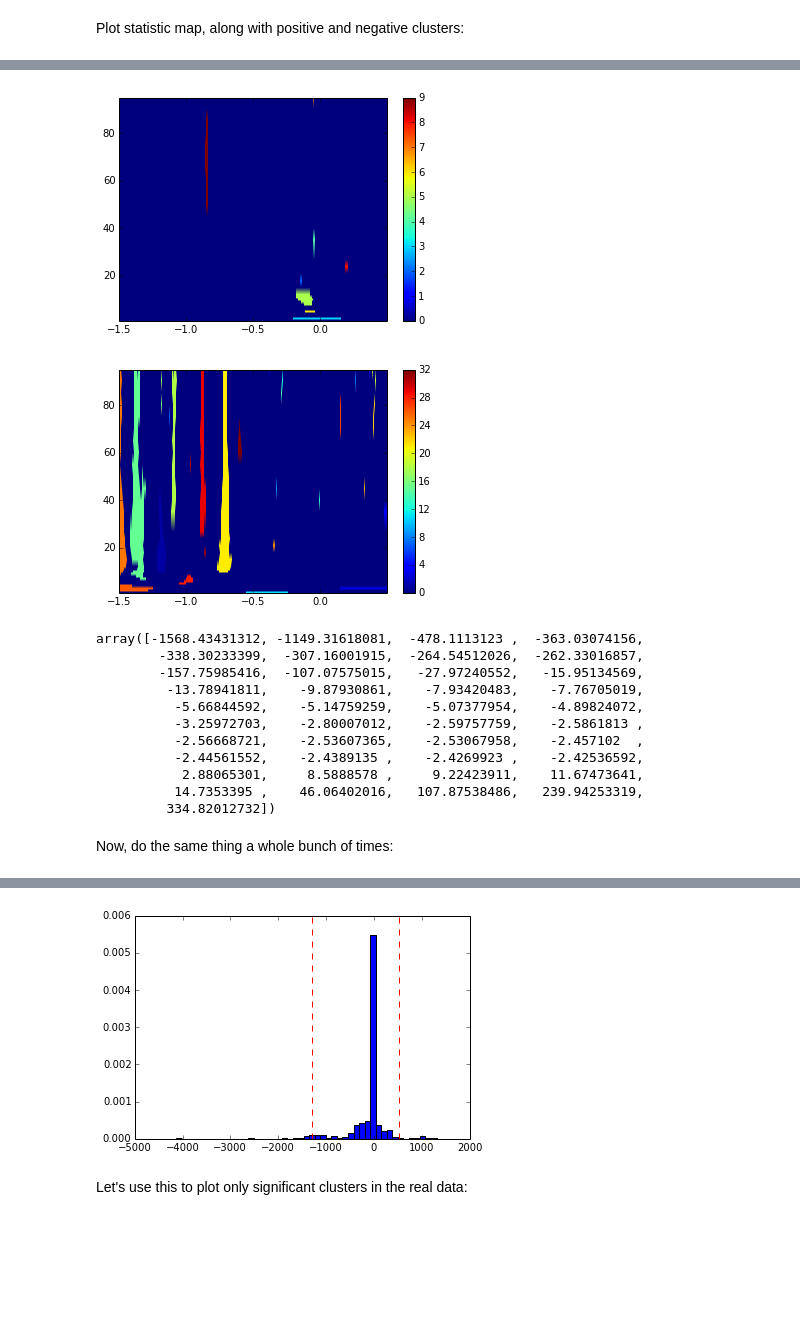
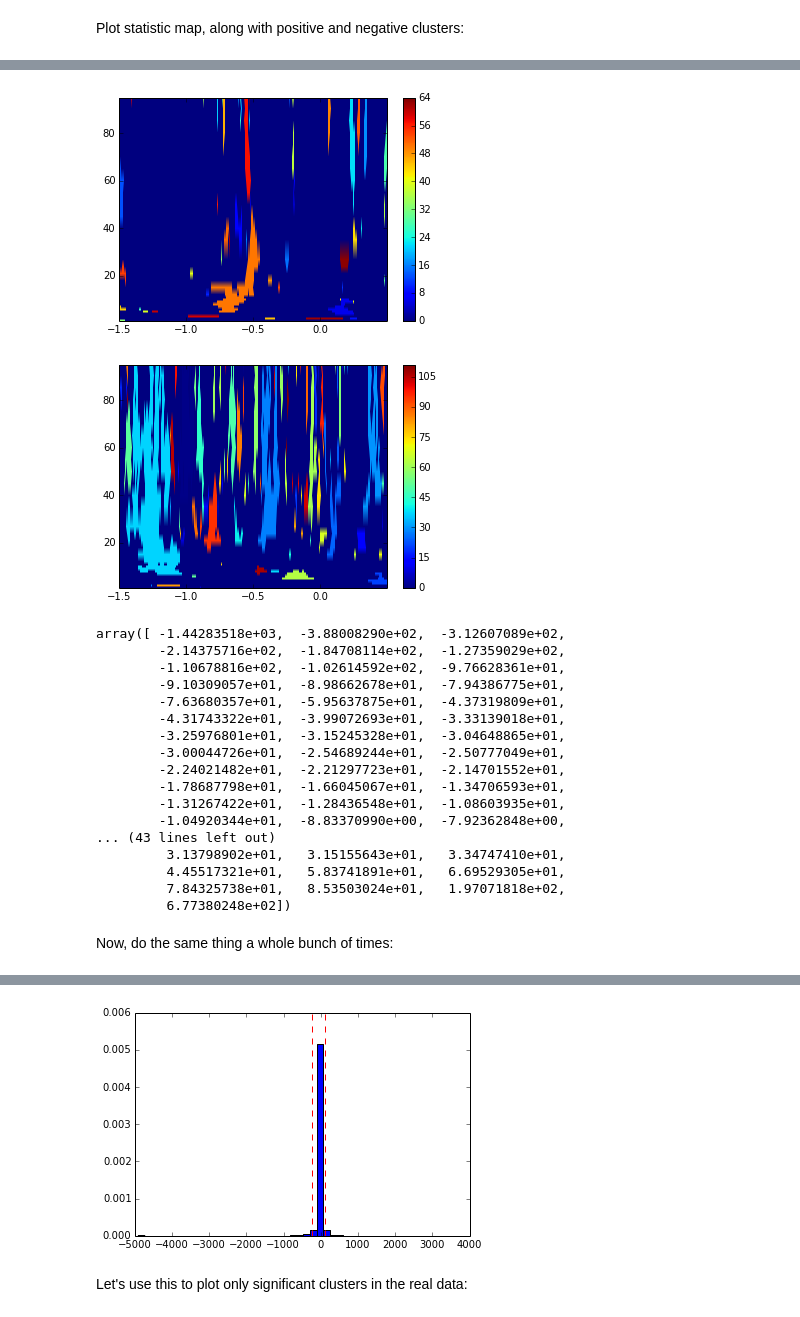
Before and after one commit to jmxpearson/physutils, a Jupyter notebook: examples/time_frequency_analysis.ipynb, the cells around one changed output, grey strips where cells are left out. Cells and saved outputs as stored; diff of their text form; code cells hidden in the pictures; blank space fills up the shorter version.

```diff
--- a/examples/time_frequency_analysis.ipynb
+++ b/examples/time_frequency_analysis.ipynb
@@ -160,6 +155,9 @@ hithresh = 10 * np.log10(stats.f.ppf(1 - alpha/2, d0, d1))
+# %%
+lothresh = -1
+hithresh = 1
 # %%
-pos = boot.make_thresholded_diff(spectra, labels, hi=hithresh, diff_fun=boot.log_F_stat)
-neg = boot.make_thresholded_diff(spectra, labels, lo=lothresh, diff_fun=boot.log_F_stat)
+pos = boot.make_thresholded_diff(spectra, labels, hi=hithresh, diff_fun=boot.t_of_log)
+neg = boot.make_thresholded_diff(spectra, labels, lo=lothresh, diff_fun=boot.t_of_log)
 # %%
 def plot_diff_map(img, taxis, faxis):
     ax = plt.figure().add_subplot(111)
@@ -186,24 +184,30 @@ negclus = boot.label_clusters(neg)
 plot_diff_map(posclus, taxis, faxis)
 plot_diff_map(negclus, taxis, faxis)
 # %% [output]
-[figure, old version]
+[figure, new version]
-[figure, old version]
+[figure, new version]
 # %%
 cluster_masses = np.concatenate([boot.get_cluster_masses(pos, posclus)[1:],
                                boot.get_cluster_masses(neg, negclus)[1:]])
 np.sort(cluster_masses)
 # %% [output]
-array([-1568.43431312, -1149.31618081,  -478.1113123 ,  -363.03074156,
-        -338.30233399,  -307.16001915,  -264.54512026,  -262.33016857,
-        -157.75985416,  -107.07575015,   -27.97240552,   -15.95134569,
-         -13.78941811,    -9.87930861,    -7.93420483,    -7.76705019,
-          -5.66844592,    -5.14759259,    -5.07377954,    -4.89824072,
-          -3.25972703,    -2.80007012,    -2.59757759,    -2.5861813 ,
-          -2.56668721,    -2.53607365,    -2.53067958,    -2.457102  ,
-          -2.44561552,    -2.4389135 ,    -2.4269923 ,    -2.42536592,
-           2.88065301,     8.5888578 ,     9.22423911,    11.67473641,
-          14.7353395 ,    46.06402016,   107.87538486,   239.94253319,
-         334.82012732])
+array([ -1.44283518e+03,  -3.88008290e+02,  -3.12607089e+02,
+        -2.14375716e+02,  -1.84708114e+02,  -1.27359029e+02,
+        -1.10678816e+02,  -1.02614592e+02,  -9.76628361e+01,
+        -9.10309057e+01,  -8.98662678e+01,  -7.94386775e+01,
+        -7.63680357e+01,  -5.95637875e+01,  -4.37319809e+01,
+        -4.31743322e+01,  -3.99072693e+01,  -3.33139018e+01,
+        -3.25976801e+01,  -3.15245328e+01,  -3.04648865e+01,
+        -3.00044726e+01,  -2.54689244e+01,  -2.50777049e+01,
+        -2.24021482e+01,  -2.21297723e+01,  -2.14701552e+01,
+        -1.78687798e+01,  -1.66045067e+01,  -1.34706593e+01,
+        -1.31267422e+01,  -1.28436548e+01,  -1.08603935e+01,
+        -1.04920344e+01,  -8.83370990e+00,  -7.92362848e+00,
+... (43 lines left out)
+         3.13798902e+01,   3.15155643e+01,   3.34747410e+01,
+         4.45517321e+01,   5.83741891e+01,   6.69529305e+01,
+         7.84325738e+01,   8.53503024e+01,   1.97071818e+02,
+         6.77380248e+02])
 # %% [markdown]
 Now, do the same thing a whole bunch of times:
 # %%
@@ -222,8 +226,8 @@ except:
 cluster_masses = np.array([])
 for ind in np.arange(niter):
     labels = np.random.permutation(alltimes['label'])
-    pos = boot.make_thresholded_diff(spectra, labels, hi=thhi, diff_fun=boot.log_F_stat)
-    neg = boot.make_thresholded_diff(spectra, labels, lo=thlo, diff_fun=boot.log_F_stat)
+    pos = boot.make_thresholded_diff(spectra, labels, hi=thhi, diff_fun=boot.t_of_log)
+    neg = boot.make_thresholded_diff(spectra, labels, lo=thlo, diff_fun=boot.t_of_log)
 
     posclus = boot.label_clusters(pos)
     negclus = boot.label_clusters(neg)
@@ -251,4 +255,4 @@ Wall time: 43.2 s
-[figure, old version]
+[figure, new version]
 # %% [markdown]
 Let's use this to plot only significant clusters in the real data:
 # %%
```
Also changed, not shown: parts of 6 cells of this notebook, 3 other files.
